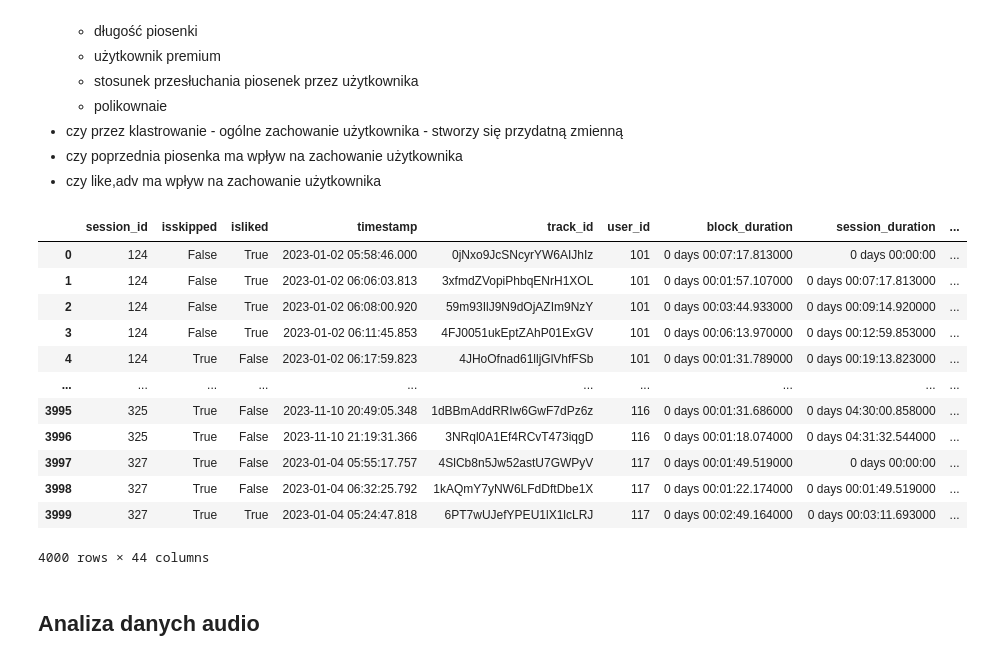
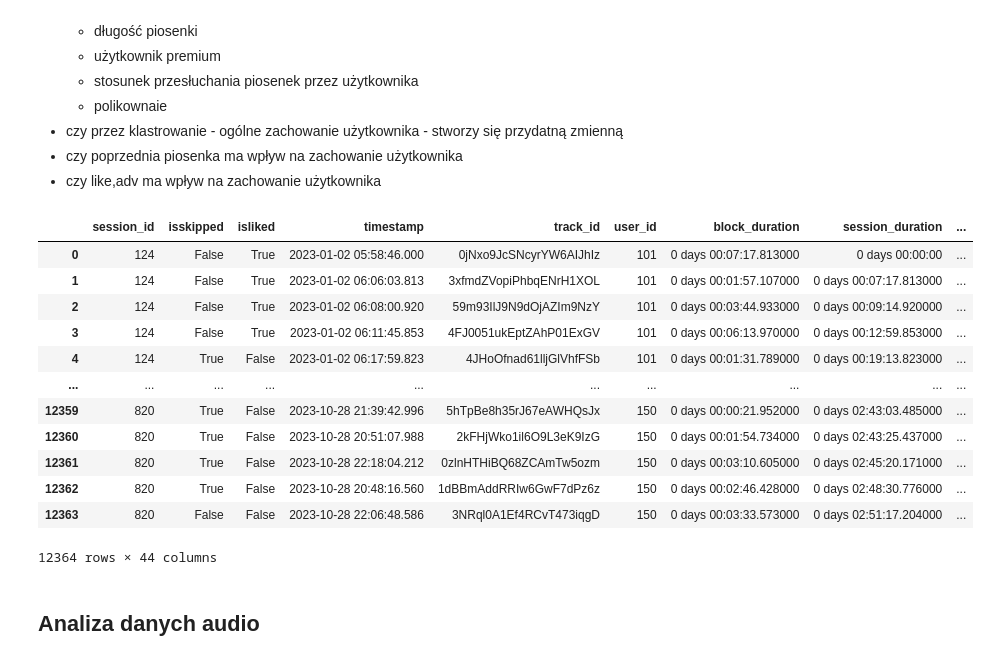
Before and after one commit to dawidkasz/song-skip-predictor, a Jupyter notebook: dokumentacja.ipynb, the cells around one changed output. Cells and saved outputs as stored; diff of their text form; code cells hidden in the pictures.

```diff
--- a/dokumentacja.ipynb
+++ b/dokumentacja.ipynb
@@ -103,8 +236,6 @@ def transform_session(session: pd.DataFrame):
 
     return session
 
-
-
 def transform_user(user: pd.DataFrame):
     user['user_listen_time'] = user['block_duration'].cumsum().shift(fill_value=Timedelta(0))
     user['user_skip_count'] = user['isskipped'].cumsum().shift(fill_value=0)
@@ -115,13 +246,14 @@ def transform_user(user: pd.DataFrame):
     user['user_ewma_rate'] = user['isskipped'].astype(int).ewm(alpha=0.8).mean().shift(fill_value=0)
     return user
 
+clean_track = clear_tracks(tracks)
 df = sessions[sessions['event_type'].isin(['play', 'skip', 'like'])]
-df = df.merge(tracks[['id', 'duration_ms']].set_index('id'), left_on="track_id", right_on='id')
+df = df.merge(clean_track[['id', 'duration_ms']].set_index('id'), left_on="track_id", right_on='id')
 df = df.groupby('session_id').apply(transform_session).reset_index().drop(columns=['level_1'])
 
 df = df.groupby('user_id').apply(transform_user).reset_index(drop=True)
 
-df = df.join(users.set_index('user_id'), on='user_id', rsuffix="_user").join(genres, on="track_id").join(tracks.set_index('id'), on="track_id", rsuffix="_track")
+df = df.join(users.set_index('user_id'), on='user_id', rsuffix="_user").join(genres, on="track_id").join(clean_track.set_index('id'), on="track_id", rsuffix="_track")
 df['fav_genres_similarity'] = df.apply(lambda x: genres_similarity(x['genres'], x['favourite_genres']), axis=1)
 
 # df.to_csv("data/result.csv")
@@ -150,6 +296,6 @@ def preprocess_dataset(df: pd.DataFrame):
     # scaler = StandardScaler()
     # final_dataset[numeric_cols] = scaler.fit_transform(final_dataset[numeric_cols])
 
-    return final_dataset.drop(columns=['timestamp', 'street', 'key', 'time_signature', 'explicit', 'name_track', 'name'])
+    return final_dataset.drop(columns=['timestamp', 'street', 'key', 'time_signature', 'explicit', 'name_track', 'name', 'favourite_genres', 'genres'])
 final_dataset = preprocess_dataset(target_df)
 final_dataset
@@ -199,59 +364,39 @@ plt.show()
 - czy poprzednia piosenka ma wpływ na zachowanie użytkownika
 - czy like,adv ma wpływ na zachowanie użytkownika
 # %%
-from scipy.sparse import csr_matrix, vstack, hstack
-import numpy as np
-from sklearn.metrics.pairwise import cosine_similarity
-from sklearn.decomposition import TruncatedSVD
+
 
 def plot_heat_corr(X: pd.DataFrame, Y: pd.DataFrame, figsize=(24, 9)):
     corr = X.corrwith(Y).to_frame().T
     corr.index = ['isskipped']
     f, ax = plt.subplots(figsize=figsize)
     cmap = sns.diverging_palette(230, 20, as_cmap=True)
     sns.heatmap(corr, cmap=cmap, vmax=.3, center=0,
                 square=True, linewidths=.5, cbar_kws={"shrink": .5})
     ax.set_xticklabels(ax.get_xticklabels(), rotation=0)
 
 
-all_genres = genres.explode().unique()
-
-def genre_similarity(g1, g2):
-    g1_words = set(g1.lower().split())
-    g2_words = set(g2.lower().split())
-    return len(g1_words.intersection(g2_words))/(len(g1_words.union(g2_words)))
-
-def encode_track(track_genres):
-    row_indices, col_indices, data = [], [], []
-    for i, track_genre in enumerate(track_genres):
-        for j, other_genre in enumerate(all_genres):
-            similarity = genre_similarity(track_genre, other_genre)
-            if similarity != 0:
-                row_indices.append(i)
-                col_indices.append(j)
-                data.append(similarity)
-    return csr_matrix(csr_matrix((data, (row_indices, col_indices)), shape=(len(track_genres), len(all_genres))).sum(axis=0))
 
 analyze_df = pd.read_csv('data/result.csv', index_col=0, parse_dates=['timestamp'], converters={
     'block_duration': lambda x: pd.to_timedelta(x),
     'session_duration': lambda x: pd.to_timedelta(x),
     'user_listen_time': lambda x: pd.to_timedelta(x),
-}).head(4000)
+})
 analyze_df
 # %% [output]
 |  | session_id | isskipped | isliked | timestamp | track_id | user_id | block_duration | session_duration | ... |
 | 0 | 124 | False | True | 2023-01-02 05:58:46.000 | 0jNxo9JcSNcyrYW6AIJhIz | 101 | 0 days 00:07:17.813000 | 0 days 00:00:00 | ... |
 | 1 | 124 | False | True | 2023-01-02 06:06:03.813 | 3xfmdZVopiPhbqENrH1XOL | 101 | 0 days 00:01:57.107000 | 0 days 00:07:17.813000 | ... |
 | 2 | 124 | False | True | 2023-01-02 06:08:00.920 | 59m93IlJ9N9dOjAZIm9NzY | 101 | 0 days 00:03:44.933000 | 0 days 00:09:14.920000 | ... |
 | 3 | 124 | False | True | 2023-01-02 06:11:45.853 | 4FJ0051ukEptZAhP01ExGV | 101 | 0 days 00:06:13.970000 | 0 days 00:12:59.853000 | ... |
 | 4 | 124 | True | False | 2023-01-02 06:17:59.823 | 4JHoOfnad61lljGlVhfFSb | 101 | 0 days 00:01:31.789000 | 0 days 00:19:13.823000 | ... |
 | ... | ... | ... | ... | ... | ... | ... | ... | ... | ... |
-| 3995 | 325 | True | False | 2023-11-10 20:49:05.348 | 1dBBmAddRRIw6GwF7dPz6z | 116 | 0 days 00:01:31.686000 | 0 days 04:30:00.858000 | ... |
-| 3996 | 325 | True | False | 2023-11-10 21:19:31.366 | 3NRql0A1Ef4RCvT473iqgD | 116 | 0 days 00:01:18.074000 | 0 days 04:31:32.544000 | ... |
-| 3997 | 327 | True | False | 2023-01-04 05:55:17.757 | 4SlCb8n5Jw52astU7GWPyV | 117 | 0 days 00:01:49.519000 | 0 days 00:00:00 | ... |
-| 3998 | 327 | True | False | 2023-01-04 06:32:25.792 | 1kAQmY7yNW6LFdDftDbe1X | 117 | 0 days 00:01:22.174000 | 0 days 00:01:49.519000 | ... |
-| 3999 | 327 | True | True | 2023-01-04 05:24:47.818 | 6PT7wUJefYPEU1lX1lcLRJ | 117 | 0 days 00:02:49.164000 | 0 days 00:03:11.693000 | ... |
+| 12359 | 820 | True | False | 2023-10-28 21:39:42.996 | 5hTpBe8h35rJ67eAWHQsJx | 150 | 0 days 00:00:21.952000 | 0 days 02:43:03.485000 | ... |
+| 12360 | 820 | True | False | 2023-10-28 20:51:07.988 | 2kFHjWko1il6O9L3eK9IzG | 150 | 0 days 00:01:54.734000 | 0 days 02:43:25.437000 | ... |
+| 12361 | 820 | True | False | 2023-10-28 22:18:04.212 | 0zlnHTHiBQ68ZCAmTw5ozm | 150 | 0 days 00:03:10.605000 | 0 days 02:45:20.171000 | ... |
+| 12362 | 820 | True | False | 2023-10-28 20:48:16.560 | 1dBBmAddRRIw6GwF7dPz6z | 150 | 0 days 00:02:46.428000 | 0 days 02:48:30.776000 | ... |
+| 12363 | 820 | False | False | 2023-10-28 22:06:48.586 | 3NRql0A1Ef4RCvT473iqgD | 150 | 0 days 00:03:33.573000 | 0 days 02:51:17.204000 | ... |
-4000 rows × 44 columns
+12364 rows × 44 columns
 # %% [markdown]
 ## Analiza danych audio
 # %%
```
Also changed, not shown: parts of 24 cells of this notebook.
